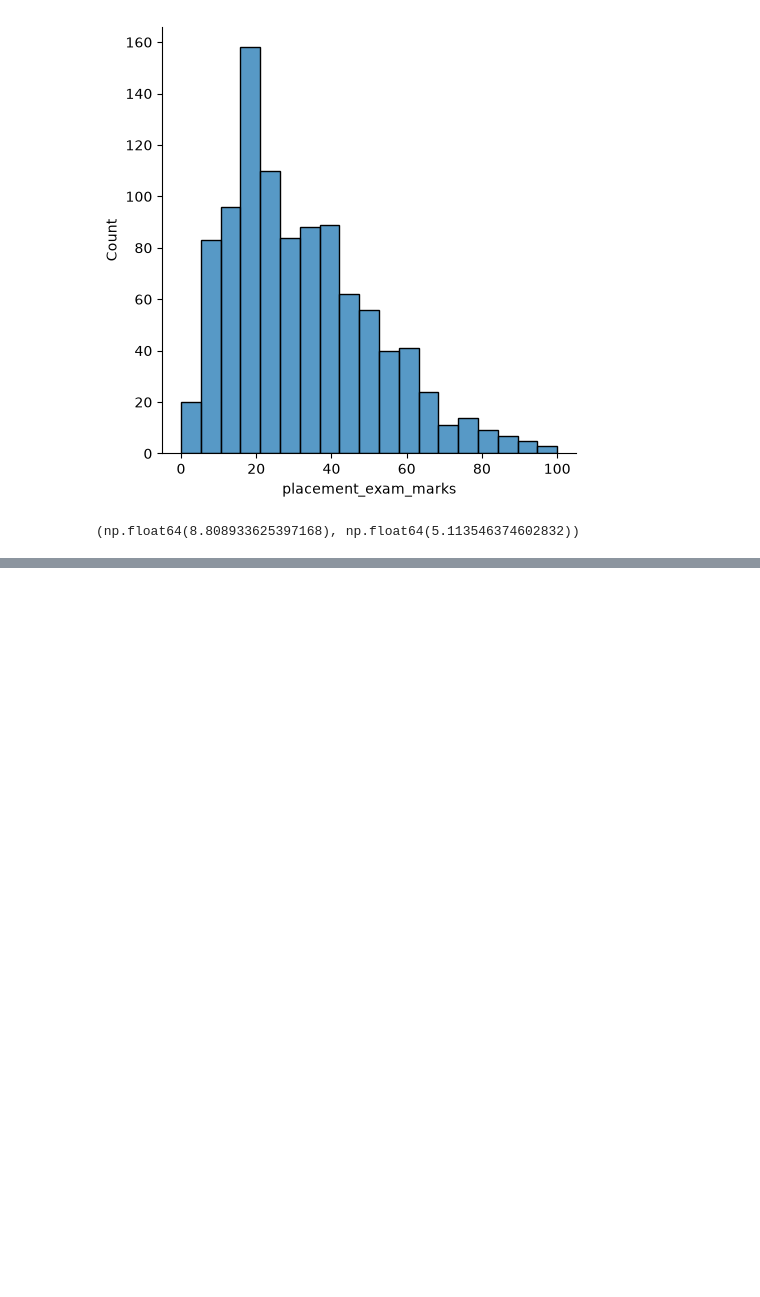
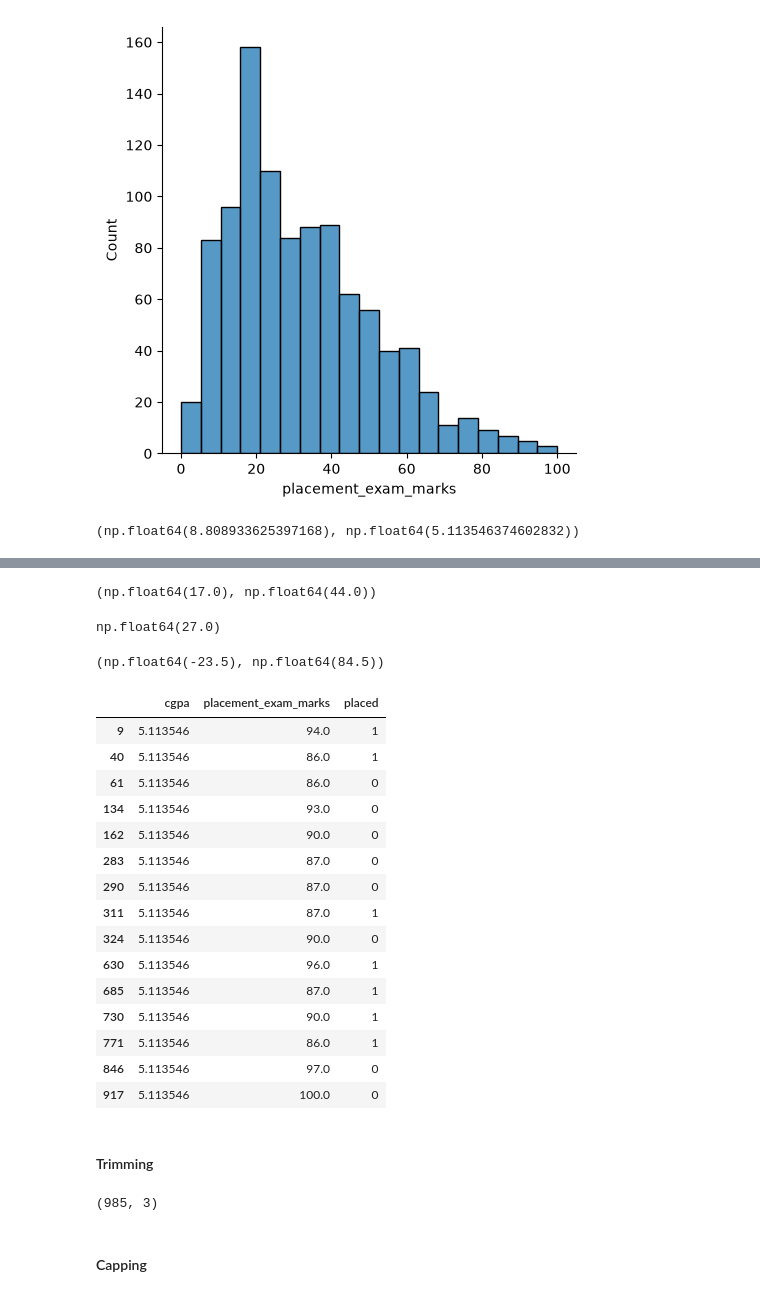
Before and after one commit to Raj2846/Python-RealLife-Problems, a Jupyter notebook: Data_Science/Outliers.ipynb, the cells around one changed output, grey strips where cells are left out. Drawn from its saved outputs; the diff is of its cells as text; code cells hidden in the pictures; blank space fills up the shorter version.

```diff
--- a/Data_Science/Outliers.ipynb
+++ b/Data_Science/Outliers.ipynb
@@ -98,0 +215,49 @@ upper_bound,lower_bound
+# %%
+# finding IQR
+percentile25 = df['placement_exam_marks'].quantile(0.25)
+percentile75 = df['placement_exam_marks'].quantile(0.75)
+percentile25,percentile75
+# %% [output]
+(np.float64(17.0), np.float64(44.0))
+# %%
+IQR = percentile75 - percentile25
+IQR
+# %% [output]
+np.float64(27.0)
+# %%
+lower_limit = percentile25 - 1.5 * IQR
+upper_limit = percentile75 + 1.5 * IQR
+lower_limit,upper_limit
+# %% [output]
+(np.float64(-23.5), np.float64(84.5))
+# %%
+# finding Outliers
+df[(df['placement_exam_marks'] > upper_limit) | (df['placement_exam_marks']< lower_limit)]
+# %% [output]
+|  | cgpa | placement_exam_marks | placed |
+| 9 | 5.113546 | 94.0 | 1 |
+| 40 | 5.113546 | 86.0 | 1 |
+| 61 | 5.113546 | 86.0 | 0 |
+| 134 | 5.113546 | 93.0 | 0 |
+| 162 | 5.113546 | 90.0 | 0 |
+| 283 | 5.113546 | 87.0 | 0 |
+| 290 | 5.113546 | 87.0 | 0 |
+| 311 | 5.113546 | 87.0 | 1 |
+| 324 | 5.113546 | 90.0 | 0 |
+| 630 | 5.113546 | 96.0 | 1 |
+| 685 | 5.113546 | 87.0 | 1 |
+| 730 | 5.113546 | 90.0 | 1 |
+| 771 | 5.113546 | 86.0 | 1 |
+| 846 | 5.113546 | 97.0 | 0 |
+| 917 | 5.113546 | 100.0 | 0 |
+# %% [markdown]
+#### Trimming
+# %%
+# we only use upper limit as there are no outlier on the lower side as the min is 0
+new_IQR_df = df[df['placement_exam_marks'] < upper_limit]
+new_IQR_df.shape
+#here 15 rows are deleted changing the shape of the dataset
+# %% [output]
+(985, 3)
+# %% [markdown]
+#### Capping
```
Also changed, not shown: parts of 36 cells of this notebook.
